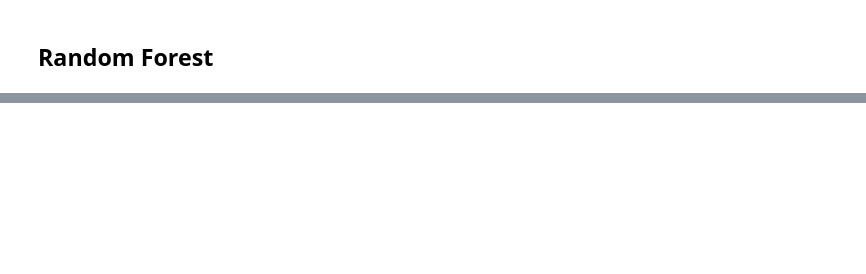
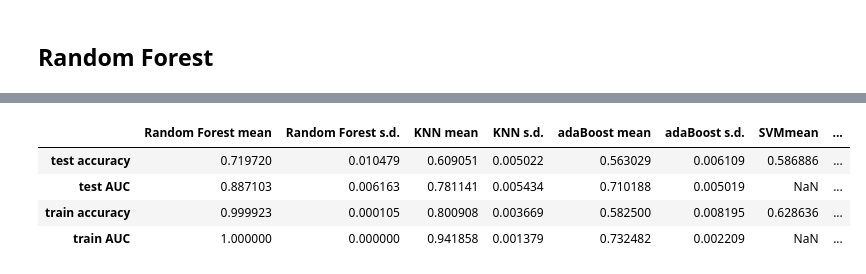
Before and after one commit to TymPi/AppliedML, a Jupyter notebook: Models.ipynb, the cells around one changed output, grey strips where cells are left out. Saved outputs shown, nothing was run; the diff lists cells and outputs as text; code cells hidden in the pictures; blank space fills up the shorter version.

```diff
--- a/Models.ipynb
+++ b/Models.ipynb
@@ -127,0 +267,3 @@ array([[365, 138,  23],
+# %%
+#runs Kfold on randomforest
+randomForest = k_fold_eval(RandomForestClassifier(n_estimators = 100, max_features = 3, max_depth = 20, bootstrap = False, random_state = 42))
@@ -127,0 +279,4 @@ array([[365, 138,  23],
+# %%
+#runs Kfold on KNN
+knNeighbour = k_fold_eval(KNeighborsClassifier(n_neighbors = 4, metric = "manhattan"))
+knNeighbour
@@ -127,0 +290,4 @@ array([[365, 138,  23],
+# %%
+#runs Kfold on AdaBoost
+adaBoost = k_fold_eval(AdaBoostClassifier(n_estimators =100, learning_rate= 0.8, random_state = 42))
+adaBoost
@@ -127,0 +301,4 @@ array([[365, 138,  23],
+# %%
+#runs Kfold on SVM
+SVMmodel = k_fold_eval(SVC(kernel = "poly", probability = True, random_state = 42), svm =True)
+SVMmodel
@@ -127,0 +312,12 @@ array([[365, 138,  23],
+# %%
+#Evaluation is colapped into one dataframe
+pd.DataFrame(data = {"Random Forest mean":randomForest.mean(), "Random Forest s.d.":randomForest.std(),
+                    "KNN mean":knNeighbour.mean(), "KNN s.d.":knNeighbour.std(),
+                    "adaBoost mean":adaBoost.mean(), "adaBoost s.d.":adaBoost.std(),
+                    "SVMmean":SVMmodel .mean(), "SVM s.d.":SVMmodel .std(),})
+# %% [output]
+|  | Random Forest mean | Random Forest s.d. | KNN mean | KNN s.d. | adaBoost mean | adaBoost s.d. | SVMmean | ... |
+| test accuracy | 0.719720 | 0.010479 | 0.609051 | 0.005022 | 0.563029 | 0.006109 | 0.586886 | ... |
+| test AUC | 0.887103 | 0.006163 | 0.781141 | 0.005434 | 0.710188 | 0.005019 | NaN | ... |
+| train accuracy | 0.999923 | 0.000105 | 0.800908 | 0.003669 | 0.582500 | 0.008195 | 0.628636 | ... |
+| train AUC | 1.000000 | 0.000000 | 0.941858 | 0.001379 | 0.732482 | 0.002209 | NaN | ... |
```
Also changed, not shown: parts of 40 cells of this notebook, 3 other files.
